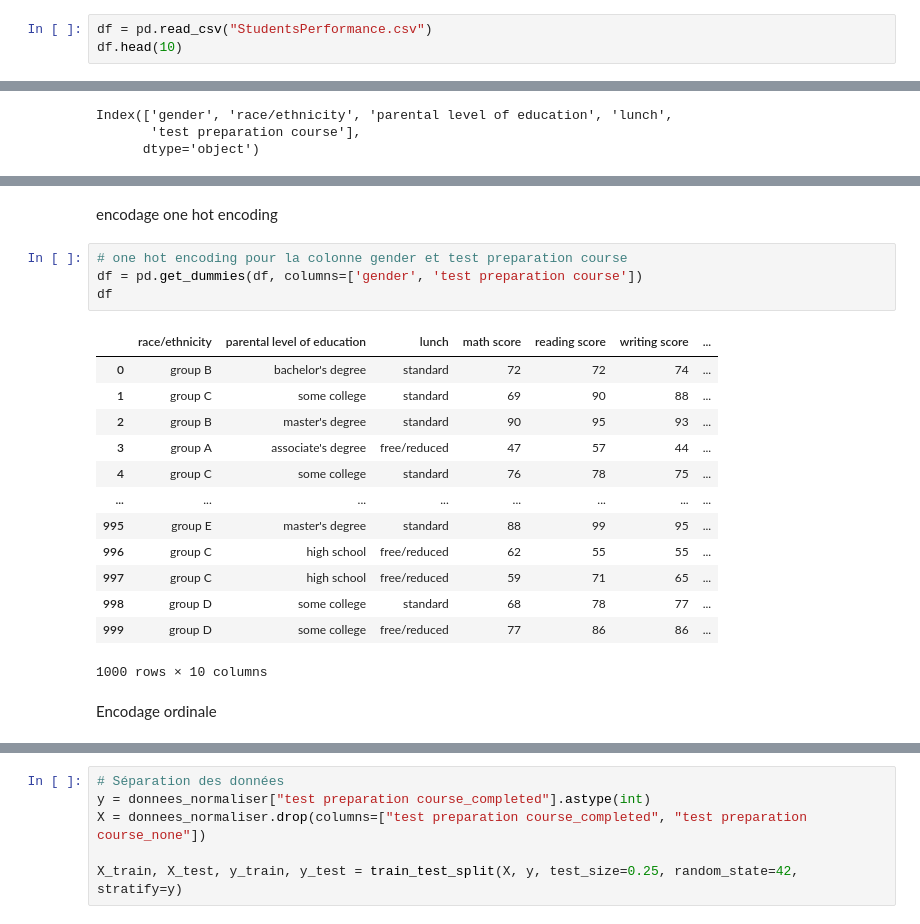
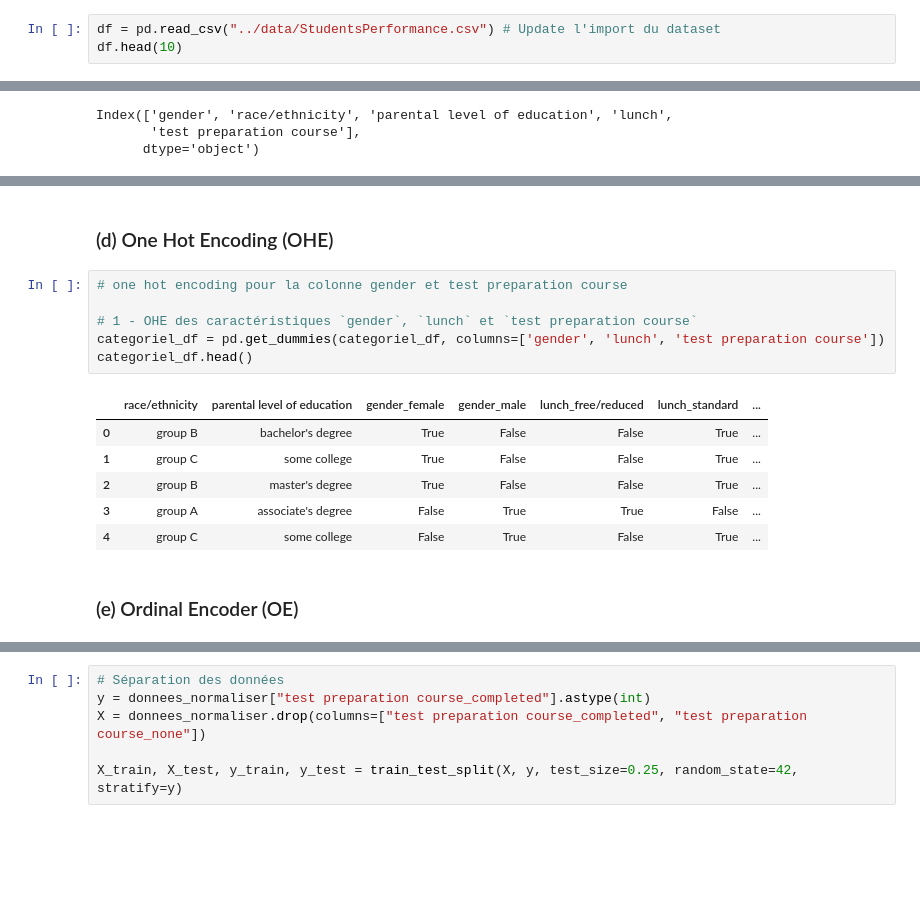
Before and after one commit to 2675781-creator/UA3ProjetPerformanceAcademiqueEtudiants, a Jupyter notebook: notebooks/projet_UA3.ipynb, the cells around one changed output, grey strips where cells are left out. Saved outputs shown, nothing was run; the diff lists cells and outputs as text; blank space fills up the shorter version.

```diff
--- a/notebooks/projet_UA3.ipynb
+++ b/notebooks/projet_UA3.ipynb
@@ -10,5 +41,5 @@ from sklearn.metrics import accuracy_score, precision_score, recall_score, f1_sc
 # %%
-df = pd.read_csv("StudentsPerformance.csv")
+df = pd.read_csv("../data/StudentsPerformance.csv") # Update l'import du dataset
 df.head(10)
 # %% [output]
 |  | gender | race/ethnicity | parental level of education | lunch | test preparation course | math score | ... |
@@ -135,25 +152,20 @@ df
 # %% [markdown]
-encodage one hot encoding
+### (d) One Hot Encoding (OHE)
 # %%
 # one hot encoding pour la colonne gender et test preparation course
-df = pd.get_dummies(df, columns=['gender', 'test preparation course'])
-df
+
+# 1 - OHE des caractéristiques `gender`, `lunch` et `test preparation course`
+categoriel_df = pd.get_dummies(categoriel_df, columns=['gender', 'lunch', 'test preparation course'])
+categoriel_df.head()
 # %% [output]
-|  | race/ethnicity | parental level of education | lunch | math score | reading score | writing score | ... |
-| 0 | group B | bachelor's degree | standard | 72 | 72 | 74 | ... |
-| 1 | group C | some college | standard | 69 | 90 | 88 | ... |
-| 2 | group B | master's degree | standard | 90 | 95 | 93 | ... |
-| 3 | group A | associate's degree | free/reduced | 47 | 57 | 44 | ... |
-| 4 | group C | some college | standard | 76 | 78 | 75 | ... |
-| ... | ... | ... | ... | ... | ... | ... | ... |
-| 995 | group E | master's degree | standard | 88 | 99 | 95 | ... |
-| 996 | group C | high school | free/reduced | 62 | 55 | 55 | ... |
-| 997 | group C | high school | free/reduced | 59 | 71 | 65 | ... |
-| 998 | group D | some college | standard | 68 | 78 | 77 | ... |
-| 999 | group D | some college | free/reduced | 77 | 86 | 86 | ... |
+|  | race/ethnicity | parental level of education | gender_female | gender_male | lunch_free/reduced | lunch_standard | ... |
+| 0 | group B | bachelor's degree | True | False | False | True | ... |
+| 1 | group C | some college | True | False | False | True | ... |
+| 2 | group B | master's degree | True | False | False | True | ... |
+| 3 | group A | associate's degree | False | True | True | False | ... |
+| 4 | group C | some college | False | True | False | True | ... |
-1000 rows × 10 columns
 # %% [markdown]
-Encodage ordinale
+### (e) Ordinal Encoder (OE)
 # %%
 #encodage ordinal
 
```
Also changed, not shown: parts of 47 cells of this notebook.
